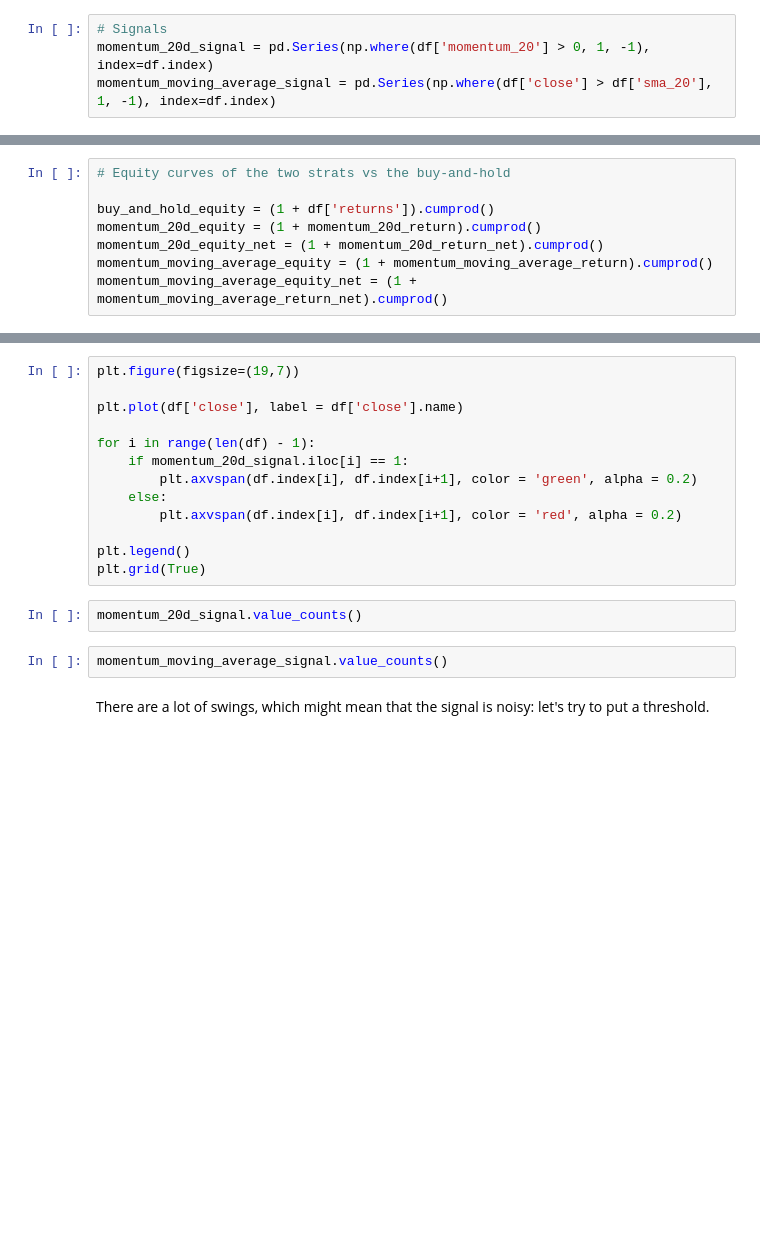
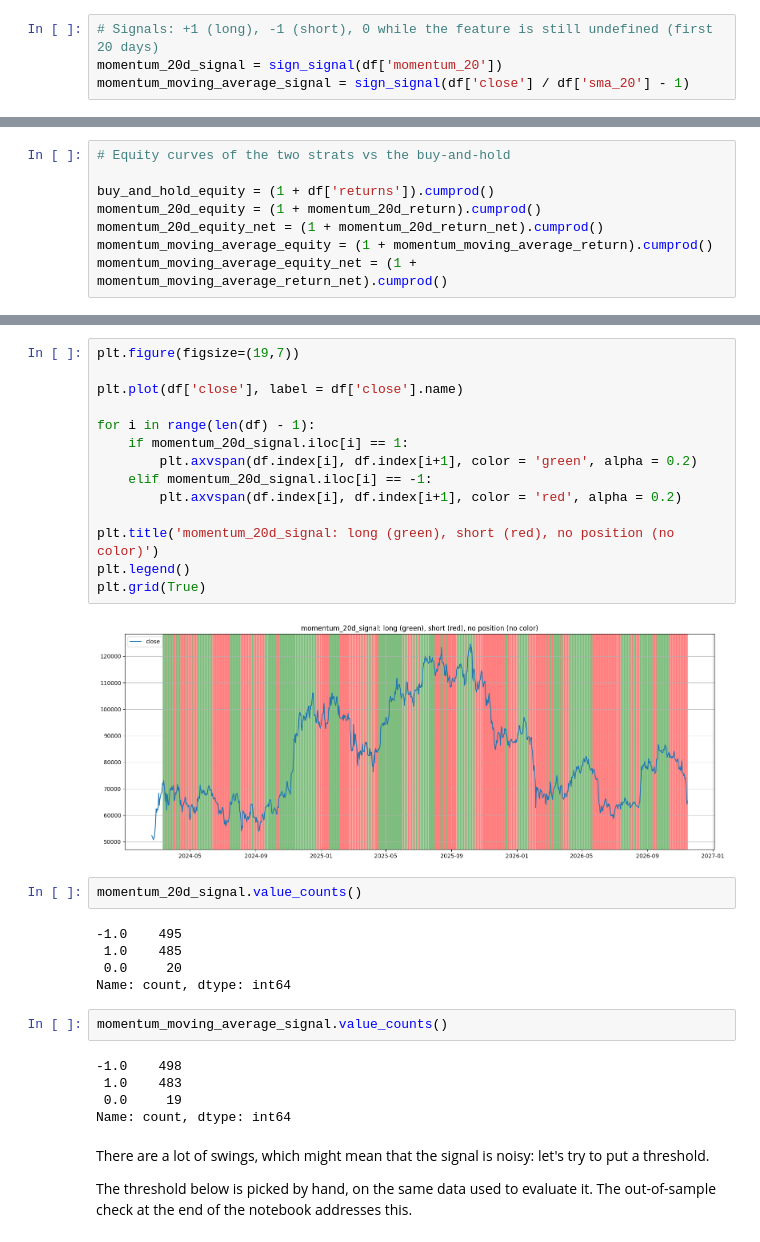
Before and after one commit to GioDiSalvo/quant-lab, a Jupyter notebook: notebooks/04_first_strategy.ipynb, the cells around one changed output, grey strips where cells are left out. Drawn from its saved outputs; the diff is of its cells as text; blank space fills up the shorter version.

Commit message:
Fix signals and annualization, add tests, general fixup

```diff
--- a/notebooks/04_first_strategy.ipynb
+++ b/notebooks/04_first_strategy.ipynb
@@ -28,5 +34,5 @@ Another strategy is to compare the current price vs a recent mean.
 # %%
-# Signals
-momentum_20d_signal = pd.Series(np.where(df['momentum_20'] > 0, 1, -1), index=df.index)
-momentum_moving_average_signal = pd.Series(np.where(df['close'] > df['sma_20'], 1, -1), index=df.index)
+# Signals: +1 (long), -1 (short), 0 while the feature is still undefined (first 20 days)
+momentum_20d_signal = sign_signal(df['momentum_20'])
+momentum_moving_average_signal = sign_signal(df['close'] / df['sma_20'] - 1)
 # %%
@@ -61,22 +93,37 @@ df['returns'].describe()
 # %%
 plt.figure(figsize=(19,7))
 
 plt.plot(df['close'], label = df['close'].name)
 
 for i in range(len(df) - 1):
     if momentum_20d_signal.iloc[i] == 1:
         plt.axvspan(df.index[i], df.index[i+1], color = 'green', alpha = 0.2)
-    else:
+    elif momentum_20d_signal.iloc[i] == -1:
         plt.axvspan(df.index[i], df.index[i+1], color = 'red', alpha = 0.2)
 
+plt.title('momentum_20d_signal: long (green), short (red), no position (no color)')
 plt.legend()
 plt.grid(True)
+# %% [output]
+[figure, added]
 # %%
 momentum_20d_signal.value_counts()
+# %% [output]
+-1.0    495
+ 1.0    485
+ 0.0     20
+Name: count, dtype: int64
 # %%
 momentum_moving_average_signal.value_counts()
+# %% [output]
+-1.0    498
+ 1.0    483
+ 0.0     19
+Name: count, dtype: int64
 # %% [markdown]
 There are a lot of swings, which might mean that the signal is noisy: let's try to put a threshold.
+
+The threshold below is picked by hand, on the same data used to evaluate it. The out-of-sample check at the end of the notebook addresses this.
 # %%
 threshold = 0.02
 
```
Also changed, not shown: parts of 15 cells of this notebook, 13 other files.
